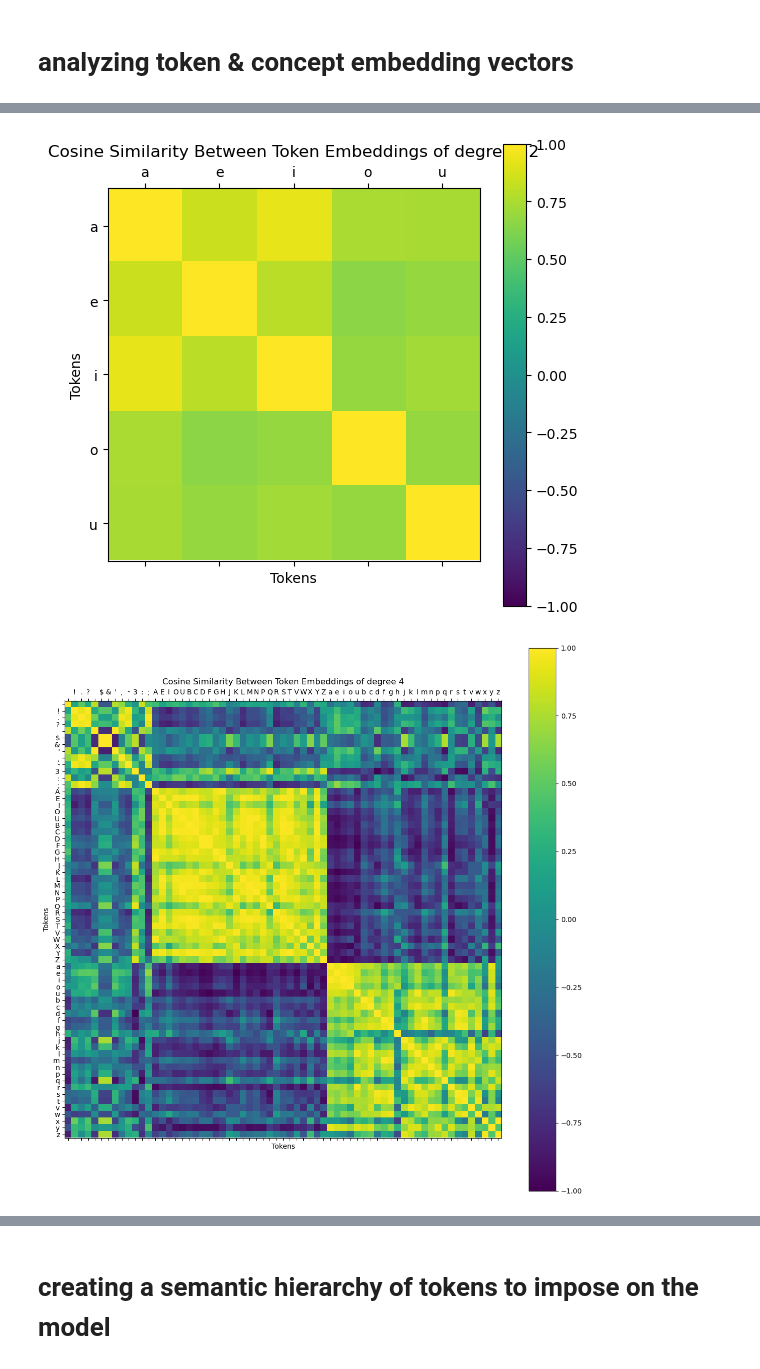
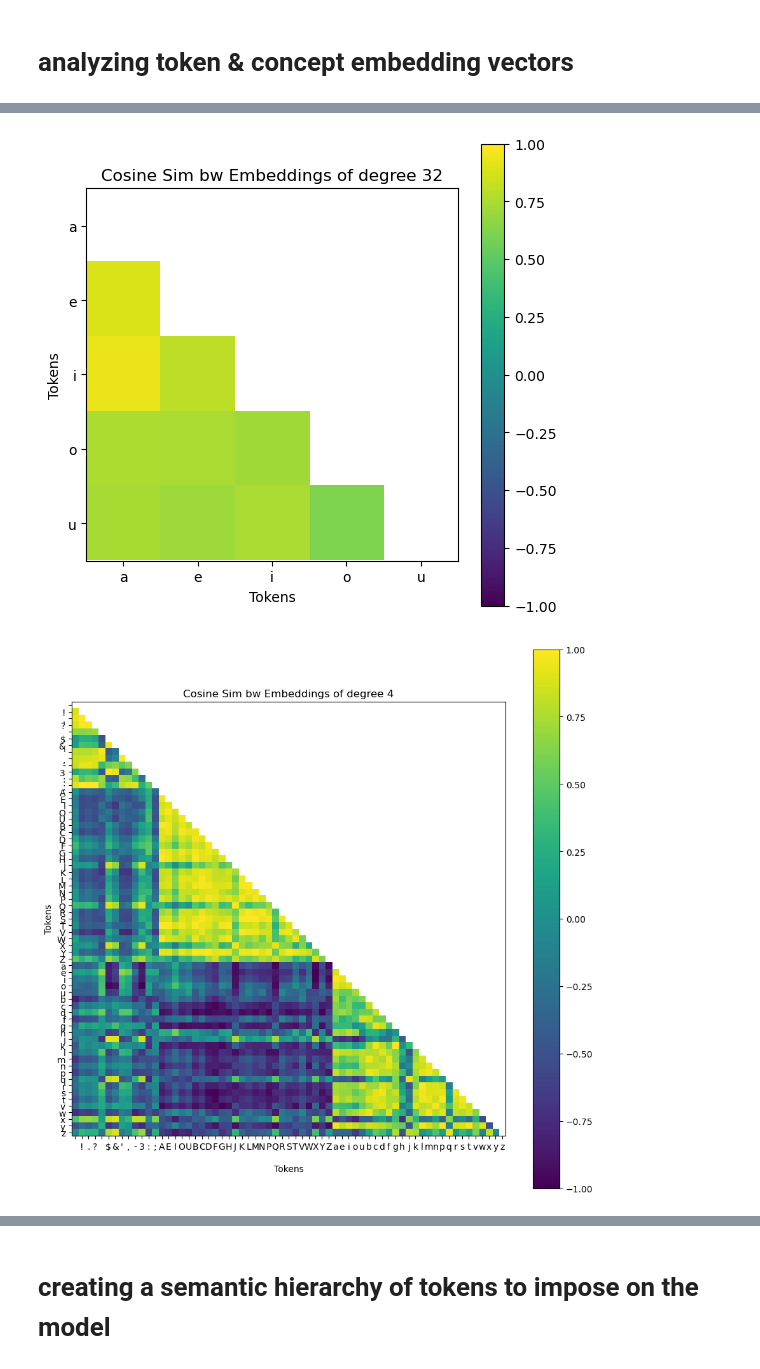
Before and after one commit to evintunador/matryoshkaGPT, a Jupyter notebook: matryoshka_embeddings_gpt.ipynb, the cells around one changed output, grey strips where cells are left out. Drawn from its saved outputs; the diff is of its cells as text; code cells hidden in the pictures.

```diff
--- a/matryoshka_embeddings_gpt.ipynb
+++ b/matryoshka_embeddings_gpt.ipynb
@@ -521,16 +523,21 @@ def plot_token_similarity(tokens, model, stoi, degree, nesting_list=nesting_list
     # Calculate cosine similarity for each pair of tokens
     for i, token1 in enumerate(tokens):
         for j, token2 in enumerate(tokens):
-            index1 = stoi[token1]
-            index2 = stoi[token2]
-            embedding1 = model.token_embedding_table.weight[index1]
-            embedding2 = model.token_embedding_table.weight[index2]
-            similarity = F.cosine_similarity(embedding1[:degree].unsqueeze(0), embedding2[:degree].unsqueeze(0))
-            similarity_matrix[i, j] = similarity.item()
+            if i >= j:  # Only compute for lower triangle
+                index1 = stoi[token1]
+                index2 = stoi[token2]
+                embedding1 = model.token_embedding_table.weight[index1]
+                embedding2 = model.token_embedding_table.weight[index2]
+                similarity = F.cosine_similarity(embedding1[:degree].unsqueeze(0), embedding2[:degree].unsqueeze(0))
+                similarity_matrix[i, j] = similarity.item()
+
+    # Mask the upper triangular part of the matrix
+    mask = np.triu(np.ones_like(similarity_matrix, dtype=bool))
 
     # Plotting
     fig, ax = plt.subplots(figsize=(size, size))
-    cax = ax.matshow(similarity_matrix, cmap='viridis', vmin=-1, vmax=1)
+    # Use masked array to hide the upper triangle
+    cax = ax.matshow(np.ma.masked_array(similarity_matrix, mask), cmap='viridis', vmin=-1, vmax=1)
     fig.colorbar(cax)
 
     # Set axis labels to the tokens
@@ -538,11 +545,12 @@ def plot_token_similarity(tokens, model, stoi, degree, nesting_list=nesting_list
     ax.set_yticks(np.arange(len(tokens)))
     ax.set_xticklabels(tokens)
     ax.set_yticklabels(tokens)
+    ax.tick_params(axis='x', which='both', bottom=True, top=False, labelbottom=True, labeltop=False)
 
     # Label axes
     ax.set_xlabel('Tokens')
     ax.set_ylabel('Tokens')
-    ax.set_title(f'Cosine Similarity Between Token Embeddings of degree {degree}')
+    ax.set_title(f'Cosine Sim bw Embeddings of degree {degree}')
 
     # Show the plot
     plt.show()
@@ -555,7 +563,7 @@ plot_token_similarity(vowels, model, stoi, degree=min_power)
 # %%
 plot_token_similarity(vowels, model, stoi, degree=power_of_d)
 # %% [output]
-[figure, old version]
+[figure, new version]
 # %%
 # reordering chars so that it more clearly shows some of the categories i expect to emerge
 chars1 = ['\n',
@@ -566,7 +574,7 @@ chars1 = ['\n',
         'a', 'e', 'i', 'o', 'u',
         'b', 'c', 'd', 'f', 'g', 'h', 'j', 'k', 'l', 'm', 'n', 'p', 'q', 'r', 's', 't', 'v', 'w', 'x', 'y', 'z']
 # %%
-plot_token_similarity(chars1, model, stoi, degree=min_power, size=14)
+plot_token_similarity(chars1, model, stoi, degree=min_power, size=11)
 # %% [output]
-[figure, old version]
+[figure, new version]
 # %%
```
Also changed, not shown: parts of 13 cells of this notebook.
